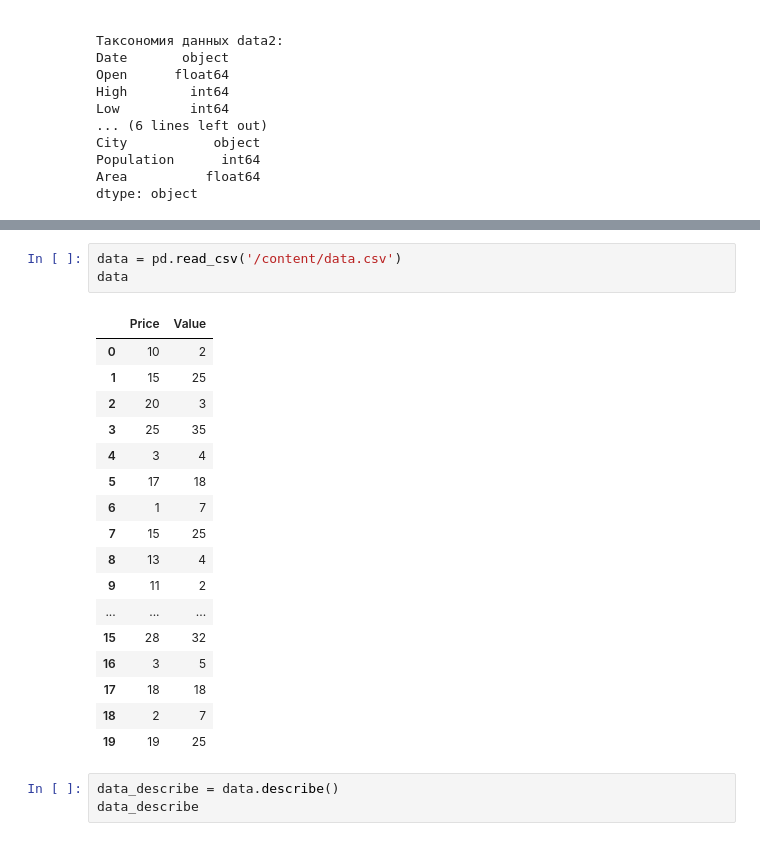
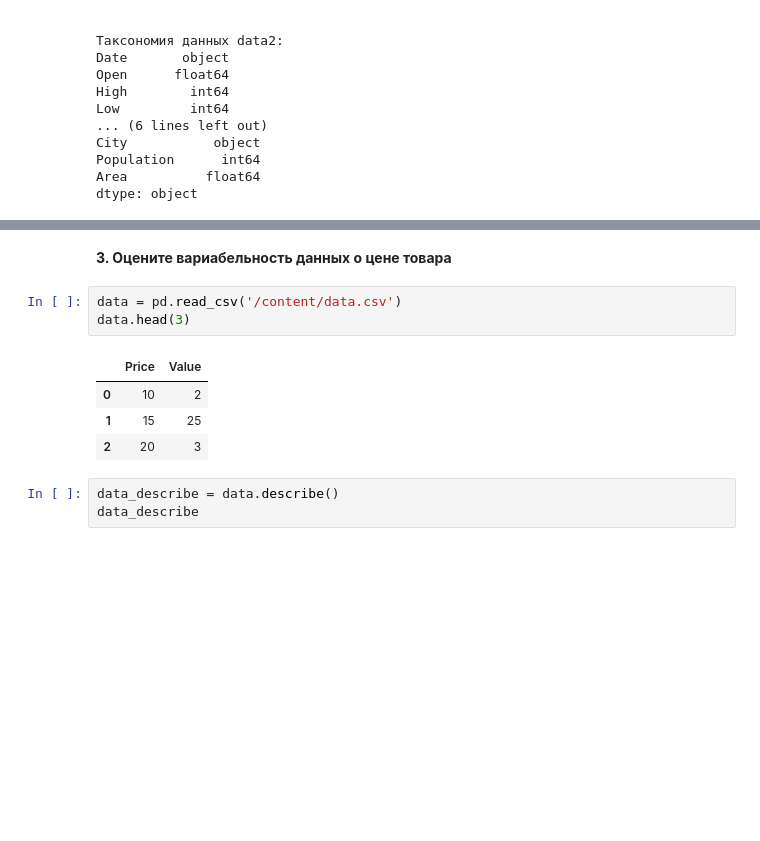
Before and after one commit to Grashch/Eduson, a Jupyter notebook: РазведочныйАнализДанных.ipynb, the cells around one changed output, grey strips where cells are left out. Drawn from its saved outputs; the diff is of its cells as text; blank space fills up the shorter version.

```diff
--- a/РазведочныйАнализДанных.ipynb
+++ b/РазведочныйАнализДанных.ipynb
@@ -63,25 +58,14 @@ dtype: float64
 [figure]
+# %% [markdown]
+**3. Оцените вариабельность данных о цене товара**
 # %%
 data = pd.read_csv('/content/data.csv')
-data
+data.head(3)
 # %% [output]
 |  | Price | Value |
 | 0 | 10 | 2 |
 | 1 | 15 | 25 |
 | 2 | 20 | 3 |
-| 3 | 25 | 35 |
-| 4 | 3 | 4 |
-| 5 | 17 | 18 |
-| 6 | 1 | 7 |
-| 7 | 15 | 25 |
-| 8 | 13 | 4 |
-| 9 | 11 | 2 |
-| ... | ... | ... |
-| 15 | 28 | 32 |
-| 16 | 3 | 5 |
-| 17 | 18 | 18 |
-| 18 | 2 | 7 |
-| 19 | 19 | 25 |
 # %%
 data_describe = data.describe()
 data_describe
```
Also changed, not shown: parts of 8 cells of this notebook.
